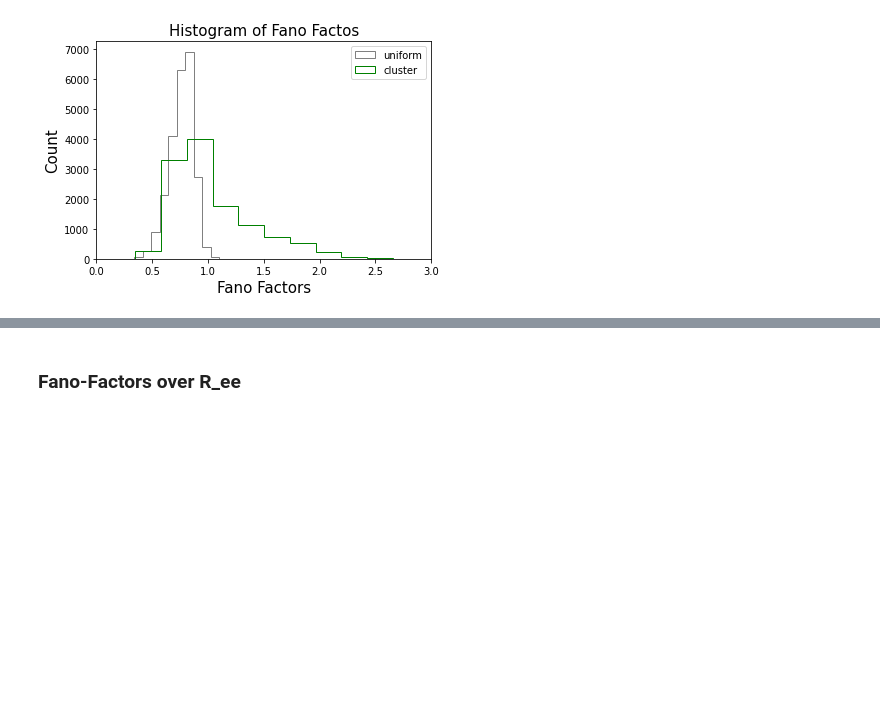
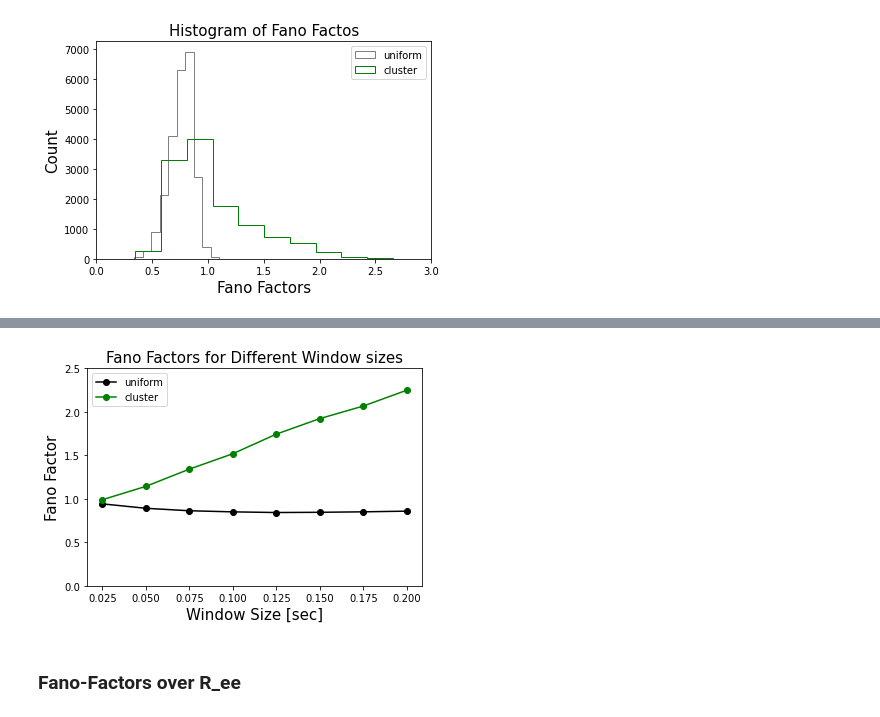
Before and after one commit to anujanegi/clustered-connections, a Jupyter notebook: Slow Dynamics and High Variability in Networks with Clustered Connections.ipynb, the cells around one changed output, grey strips where cells are left out. Cells and saved outputs as stored; diff of their text form; code cells hidden in the pictures; blank space fills up the shorter version.

```diff
--- a/Slow Dynamics and High Variability in Networks with Clustered Connections.ipynb
+++ b/Slow Dynamics and High Variability in Networks with Clustered Connections.ipynb
@@ -82,8 +89,10 @@ histogram_correlation(correlation_uniform_network_clusters, correlation_cluster_
 # %%
-# fano factor over windows fig2.g
-window, fano_diff_uniform = get_fano_factor_windows(spike_train_uniform_network, after_duration, duration, N_trials, N_realizations, N_exc,  neuron_type='excitatory', network_type='uniform')
-window, fano_diff_cluster = get_fano_factor_windows(spike_train_cluster_network, after_duration, duration, N_trials, N_realizations, N_exc,  neuron_type='excitatory', network_type='cluster')
+after_duration = 1.5*second
+window, fano_diff_uniform = get_fano_factor_windows(spike_train_uniform_network, after_duration, duration, 4, 2, N_exc,  neuron_type='excitatory', network_type='uniform')
+window, fano_diff_cluster = get_fano_factor_windows(spike_train_cluster_network, after_duration, duration, 4, 2, N_exc,  neuron_type='excitatory', network_type='cluster')
 fano_factor_windows_plot(window, fano_diff_uniform, fano_diff_cluster)
+# %% [output]
+[figure, added]
 # %% [markdown]
 ### Fano-Factors over R_ee
 # %%
```
Also changed, not shown: parts of 5 cells of this notebook, 2 other files.
